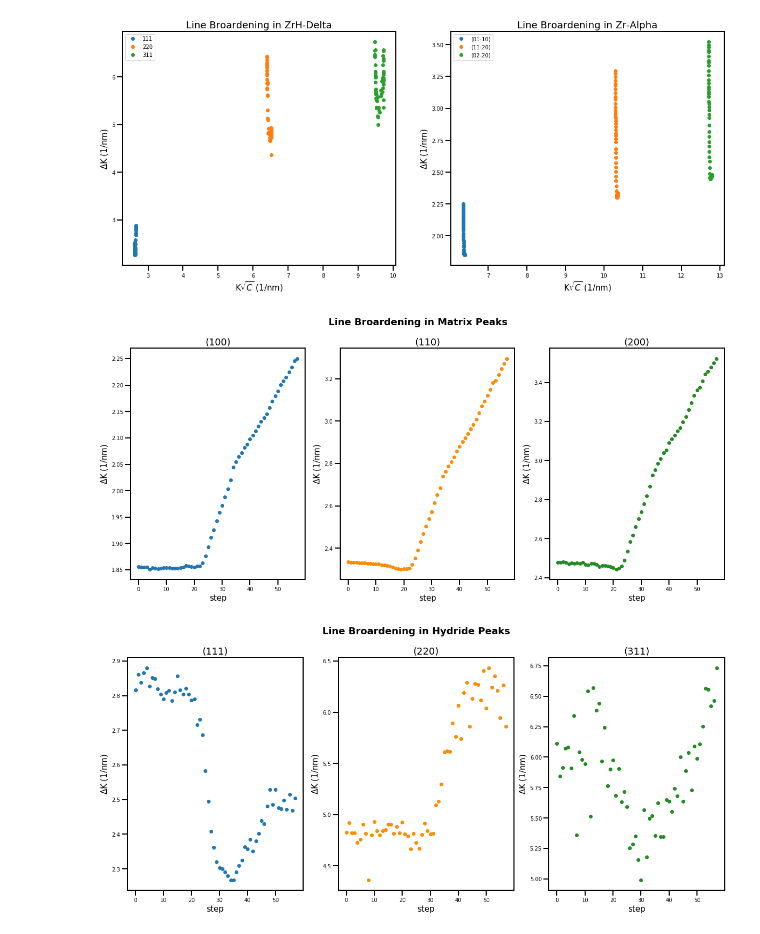
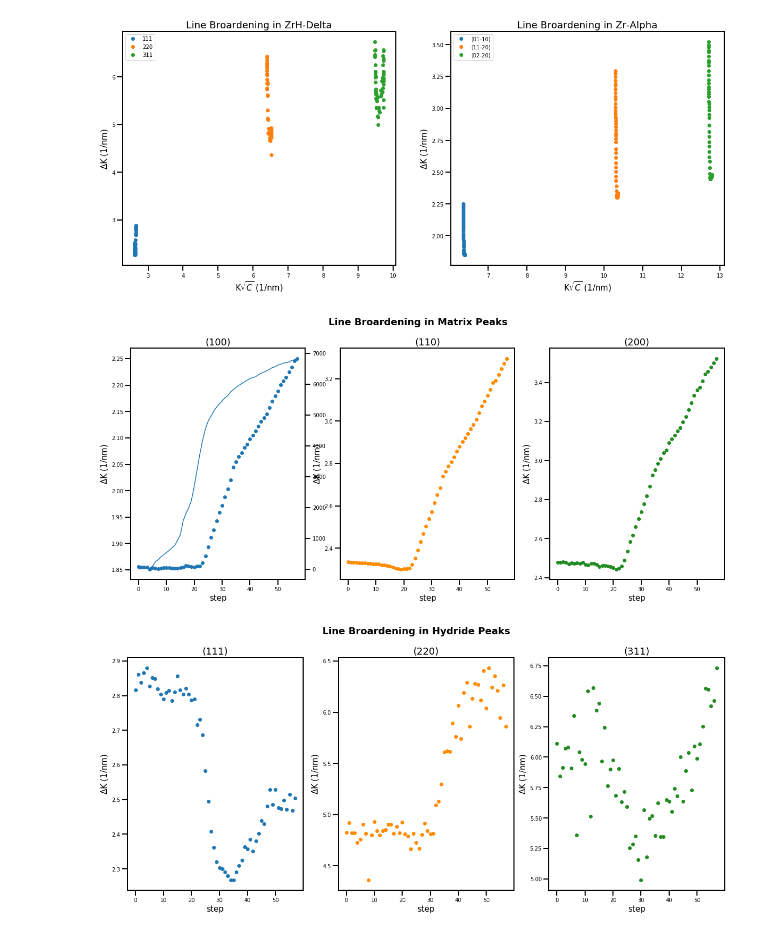
Before and after one commit to Mats-Student-Olie/Double-Peak-Fit, a Jupyter notebook: Compare Strain Across Cakes.ipynb, the cells around one changed output. Drawn from its saved outputs; the diff is of its cells as text; code cells hidden in the pictures.

```diff
--- a/Compare Strain Across Cakes.ipynb
+++ b/Compare Strain Across Cakes.ipynb
@@ -428,13 +449,13 @@ m_fwhm2 = []
 m_amp2 = []
 m_cntr2 = []
 
-for peak in range(len(m_strains_by_peak)): #generate 4 lists
+for peak in range(4): #generate 4 lists
     tmp1_strain = []
     tmp1_fwhm = []
     tmp1_amp = []
     tmp1_cntr = []
 
-    for i in range(len(m_strains_by_peak[peak][0])): # generate 58 lists
+    for i in range(58): # generate 58 lists
         tmp2_strain = []
         tmp2_fwhm = []
         tmp2_amp = []
@@ -444,7 +465,8 @@ for peak in range(len(m_strains_by_peak)): #generate 4 lists
         tmp1_amp.append(tmp2_amp)
         tmp1_cntr.append(tmp2_cntr)
 
-        for cake in range(len(m_strains_by_peak[peak])): # generate 36 lists
+        for cake in range(36): # generate 36 lists
+            #print(peak, cake, i, m_strains_by_peak[peak][cake][i])
             strain = m_strains_by_peak[peak][cake][i]
             tmp1_strain[i].append(strain) #append 36 lists to tmp1[i]
 
@@ -464,7 +486,7 @@ for peak in range(len(m_strains_by_peak)): #generate 4 lists
 
 print(len(m_strains2), len(m_fwhm2), len(m_amp2), len(m_cntr2))
 print(len(m_strains2[0]), len(m_fwhm2[0]), len(m_amp2[0]), len(m_cntr2[0]))
-print(len(m_strains2[2][0]), len(m_fwhm2[0][0]), len(m_amp2[0][0]), len(m_cntr2[0][0]))
+print(len(m_strains2[1][0]), len(m_fwhm2[1][0]), len(m_amp2[1][0]), len(m_cntr2[1][0]))
 # %% [output]
 4 4 4 4
 58 58 58 58
@@ -932,7 +954,7 @@ for file in os.scandir(out_dir+gif_dir):
 
 diffs = [[],[],[]]
 
-for i in range(len(strains_list2[0][56])): #'111''56' = 36
+for i in range(36): #'111''56' = 36
     cake = i
     opp = i+36/2
     if opp >= 36:
@@ -940,12 +962,12 @@ for i in range(len(strains_list2[0][56])): #'111''56' = 36
     opp = int(opp)
 
     for j in range(3):
-        if strains_list2[j][56][cake] == 0 or strains_list2[j][56][opp] == 0:
+        if z_strains2[j][56][cake] == 0 or z_strains2[j][56][opp] == 0:
             diff = 0
             diffs[j].append(diff)
 
         else:
-            diff = strains_list2[j][56][cake]-strains_list2[j][56][opp]
+            diff = z_strains2[j][56][cake] - z_strains2[j][56][opp]
             diffs[j].append(diff)
 
 for k, peak in enumerate(pk_names):
@@ -954,5 +976,5 @@ for k, peak in enumerate(pk_names):
         opp = j+int(36/2)
         if opp >= 36:
             opp = -18+j
-        print(j, '\t', int(strains_list2[k][56][j]), '\t', opp, '\t', int(strains_list2[k][56][opp]),'\t', diffs[k][j])
+        print(j, '\t', int(z_strains2[k][56][j]), '\t', opp, '\t', int(z_strains2[k][56][opp]),'\t', diffs[k][j])
     print('\n')
@@ -993,7 +1035,7 @@ fig.savefig(plot_name, bbox_inches='tight')
 
 pcnt_diffs = [[],[],[]] # strain c0 - strain c18/strain c18
 
-for i in range(len(strains_list2[0][56])): #'111''56' = 36
+for i in range(36): #'111''56' = 36
     cake = i
     opp = i+36/2
     if opp >= 36:
@@ -1001,12 +1043,12 @@ for i in range(len(strains_list2[0][56])): #'111''56' = 36
     opp = int(opp)
 
     for j in range(3):
-        if strains_list2[j][56][cake] == 0 or strains_list2[j][56][opp] == 0:
+        if z_strains2[j][56][cake] == 0 or z_strains2[j][56][opp] == 0:
             diff = 0
             pcnt_diffs[j].append(diff)
 
         else:
-            diff = 100*(strains_list2[j][56][cake]-strains_list2[j][56][opp])/strains_list2[j][56][opp]
+            diff = 100*(z_strains2[j][56][cake] - z_strains2[j][56][opp])/z_strains2[j][56][opp]
             pcnt_diffs[j].append(diff)
 
 for k, peak in enumerate(pk_names):
@@ -1015,5 +1057,5 @@ for k, peak in enumerate(pk_names):
         opp = j+int(36/2)
         if opp >= 36:
             opp = -18+j
-        print(j, '\t', int(strains_list2[k][56][j]), '\t', opp, '\t', int(strains_list2[k][56][opp]),'\t', pcnt_diffs[k][j])
+        print(j, '\t', int(z_strains2[k][56][j]), '\t', opp, '\t', int(z_strains2[k][56][opp]),'\t', pcnt_diffs[k][j])
     print('\n')
@@ -1262,32 +1324,36 @@ fig.savefig(r'C:\Users\mbgnwob2\Dropbox (The University of Manchester)\2. Projec
 # %%
 fig, (ax0, ax1, ax2) = plt.subplots(nrows=1, ncols=3, sharey=False, figsize=(20, 8))
 
+step_range = list(range(58))
+
 fig.suptitle('Line Broardening in Matrix Peaks', fontsize=18, fontweight='bold');
 
-ax0.plot(list(range(58)), dK_mx[0], 'o', label='100')
+ax0.plot(step_range, dK_mx[0], 'o', label='100')
+ax3 = ax0.twinx()
+ax3.plot(step_range, m_strains_by_peak[0][0])
 #ax0.legend(loc = 2,  fontsize=10)
 title0 = ('(100)')
 ax0.set_title(title0, fontsize=18)
 ax0.set_xlabel('step', fontsize=15)
 ax0.set_ylabel(r'$\Delta$K (1/nm)', fontsize=15)
 
 ax1.plot(list(range(58)), dK_mx[1], 'o', color='darkorange', label='110')
 #ax1.legend(loc = 2,  fontsize=10)
 title1 = ('(110)')
 ax1.set_title(title1, fontsize=18)
 ax1.set_xlabel('step', fontsize=15)
 ax1.set_ylabel(r'$\Delta$K (1/nm)', fontsize=15)
 
 ax2.plot(list(range(58)), dK_mx[2], 'o',color='forestgreen', label='200')
 #ax2.legend(loc = 2,  fontsize=10)
 title2 = ('(200)')
 ax2.set_title(title2, fontsize=18)
 ax2.set_xlabel('step', fontsize=15)
 ax2.set_ylabel(r'$\Delta$K (1/nm)', fontsize=15)
 
 fig.savefig(r'C:\Users\mbgnwob2\Dropbox (The University of Manchester)\2. Project\Python Script\Single Peak Fitting Script ORIGINAL - Copy\S2_Out_plots\W-H Plots\FWHM_Matrix_vs_Steps')
 # %% [output]
-[figure, old version]
+[figure, new version]
 # %%
 fig, (ax0, ax1, ax2) = plt.subplots(nrows=1, ncols=3, sharey=False, figsize=(20, 8))
 
```
Also changed, not shown: parts of 9 cells of this notebook.
